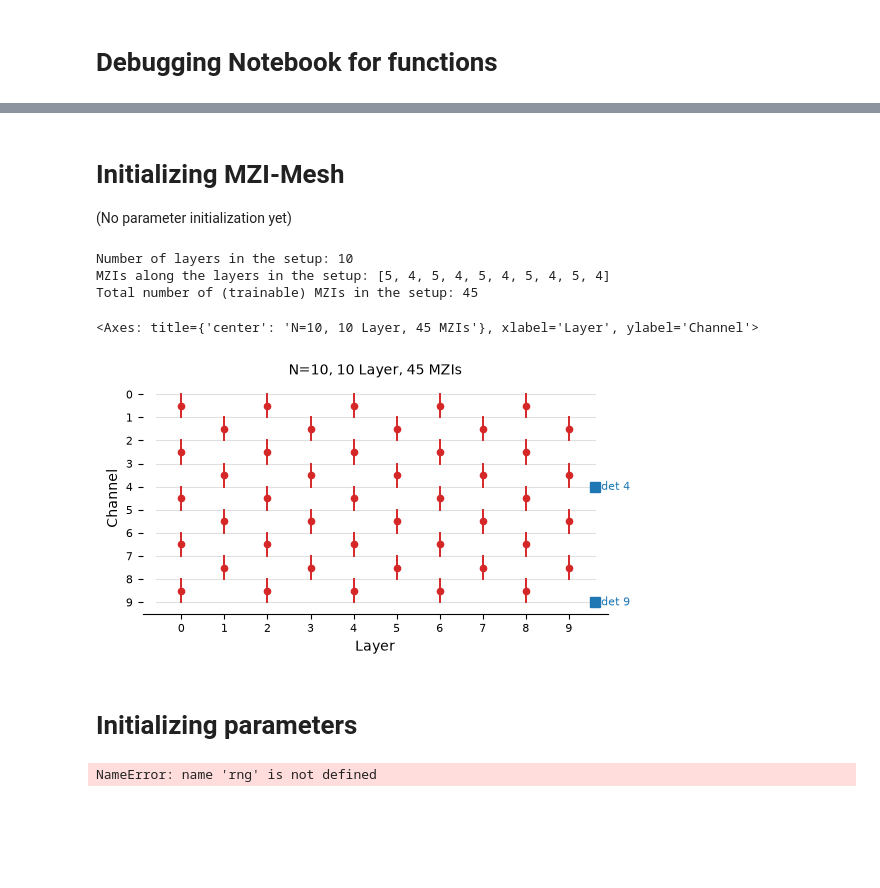
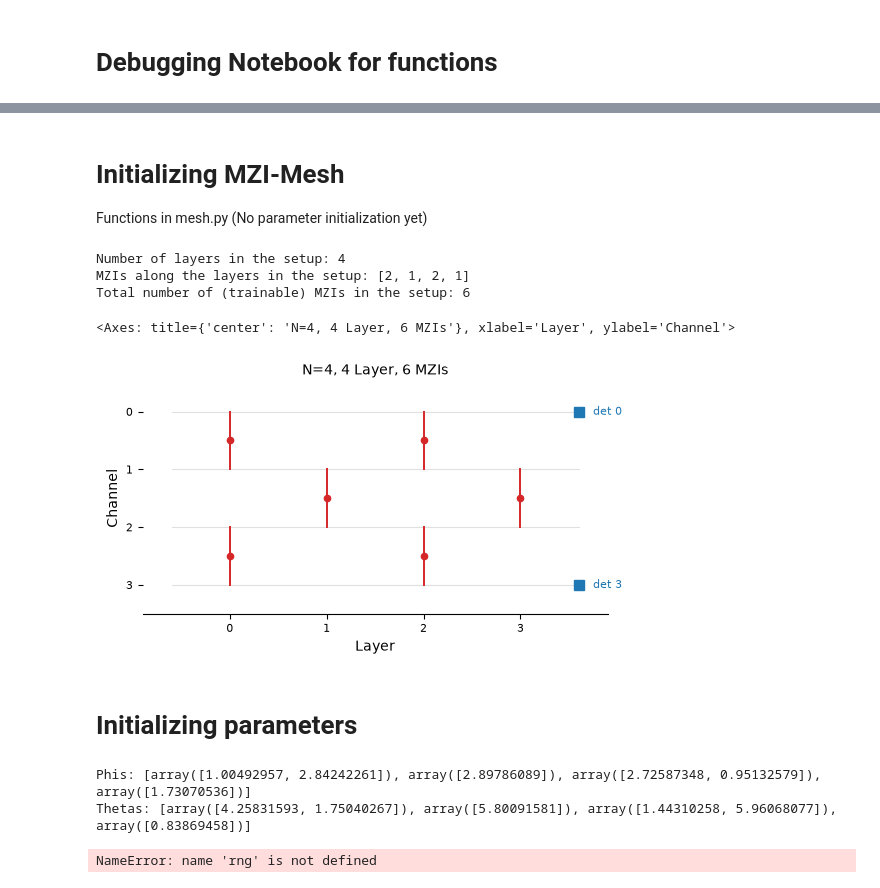
Before and after one commit to kaschdaniel/MANTIS, a Jupyter notebook: Debug.ipynb, the cells around one changed output, grey strips where cells are left out. Saved outputs shown, nothing was run; the diff lists cells and outputs as text; code cells hidden in the pictures; blank space fills up the shorter version.

Commit message:
Moved init_weights to mesh.py, expanded Debug Notebook to documentation-document

```diff
--- a/Debug.ipynb
+++ b/Debug.ipynb
@@ -37,31 +38,39 @@ Number of '7' in this set: 40, number of '1' in this set: 60
 # %% [markdown]
 # Initializing MZI-Mesh
+Functions in mesh.py
 (No parameter initialization yet)
 # %%
-N=10 #Number of channels
-L=10 #Number of layers
+N=4 #Number of channels
+L=4 #Number of layers
 test_plan = plan_rectangular(N, L) #other plans are plan_redundant and plan_triangular
 test_mesh = MZIMesh(N, test_plan) #Object containing the geometry of the MZI-Mesh
 
 #Each mesh object carries its properties:
 n_layers = test_mesh.n_layers
 n_slots = test_mesh.slot_counts
 n_mzis = test_mesh.n_mzis
 print(f"Number of layers in the setup: {n_layers}") #layers of setup
 print(f"MZIs along the layers in the setup: {n_slots}") #distribution of MZIs along the layers
 print(f"Total number of (trainable) MZIs in the setup: {n_mzis}") #number of (trainable MZIs in this setup)
 
 
-plot_mesh(test_mesh, color_by=None, detectors=[4, 9], label_step=None) #function of visualize.py to show the geometry (and detectors)
+plot_mesh(test_mesh, color_by=None, detectors=[0, 3], label_step=None) #function of visualize.py to show the geometry (and detectors)
 # %% [output]
-Number of layers in the setup: 10
-MZIs along the layers in the setup: [5, 4, 5, 4, 5, 4, 5, 4, 5, 4]
-Total number of (trainable) MZIs in the setup: 45
+Number of layers in the setup: 4
+MZIs along the layers in the setup: [2, 1, 2, 1]
+Total number of (trainable) MZIs in the setup: 6
-<Axes: title={'center': 'N=10, 10 Layer, 45 MZIs'}, xlabel='Layer', ylabel='Channel'>
+<Axes: title={'center': 'N=4, 4 Layer, 6 MZIs'}, xlabel='Layer', ylabel='Channel'>
-[figure, old version]
+[figure, new version]
 # %% [markdown]
 
 # Initializing parameters
+# %%
+phis, thetas = test_mesh.init_random()
+print(f"Phis: {phis}")
+print(f"Thetas: {thetas}")
+# %% [output]
+Phis: [array([1.00492957, 2.84242261]), array([2.89786089]), array([2.72587348, 0.95132579]), array([1.73070536])]
+Thetas: [array([4.25831593, 1.75040267]), array([5.80091581]), array([1.44310258, 5.96068077]), array([0.83869458])]
 # %%
 
 thetas, phis = mesh.init_haar(rng)
```
Also changed, not shown: parts of 2 cells of this notebook, 2 other files.
